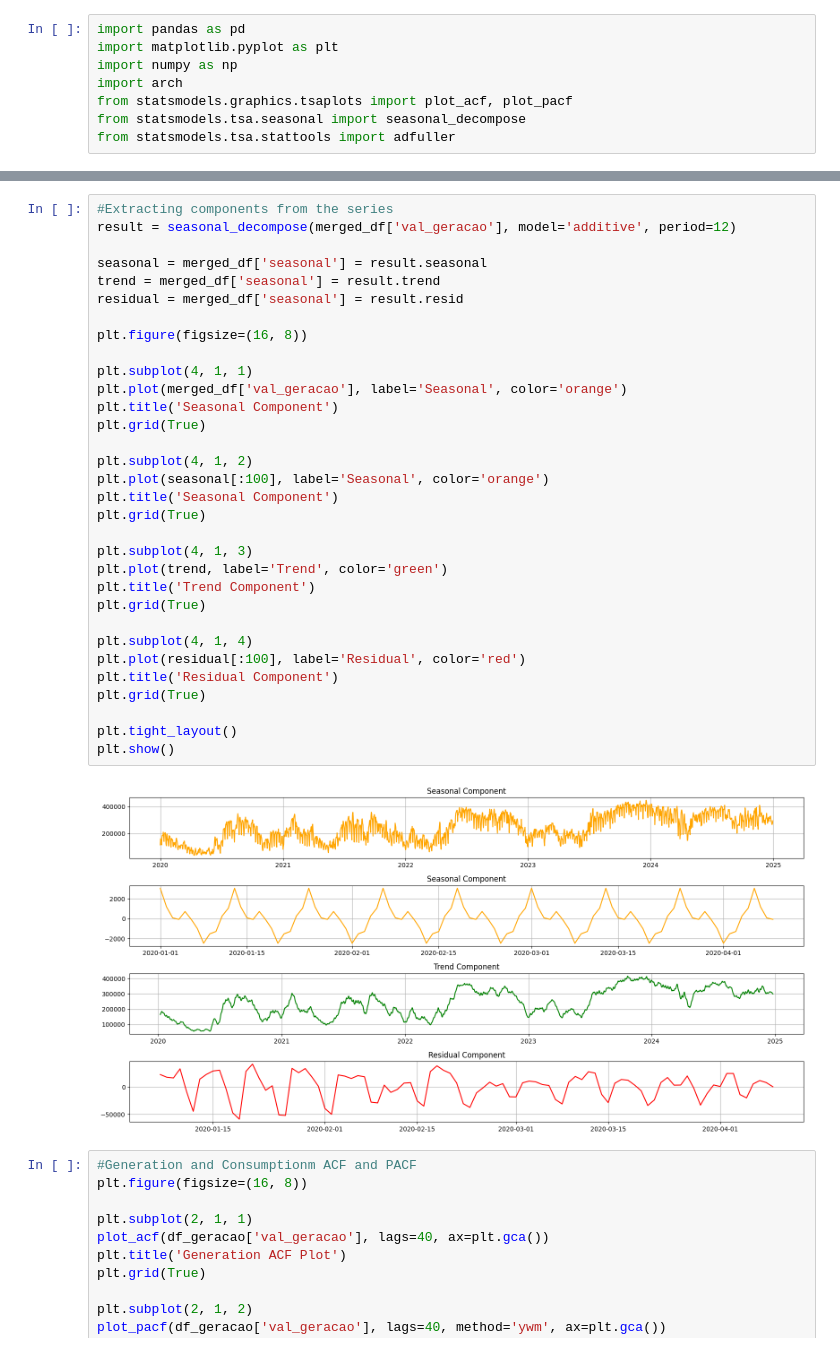
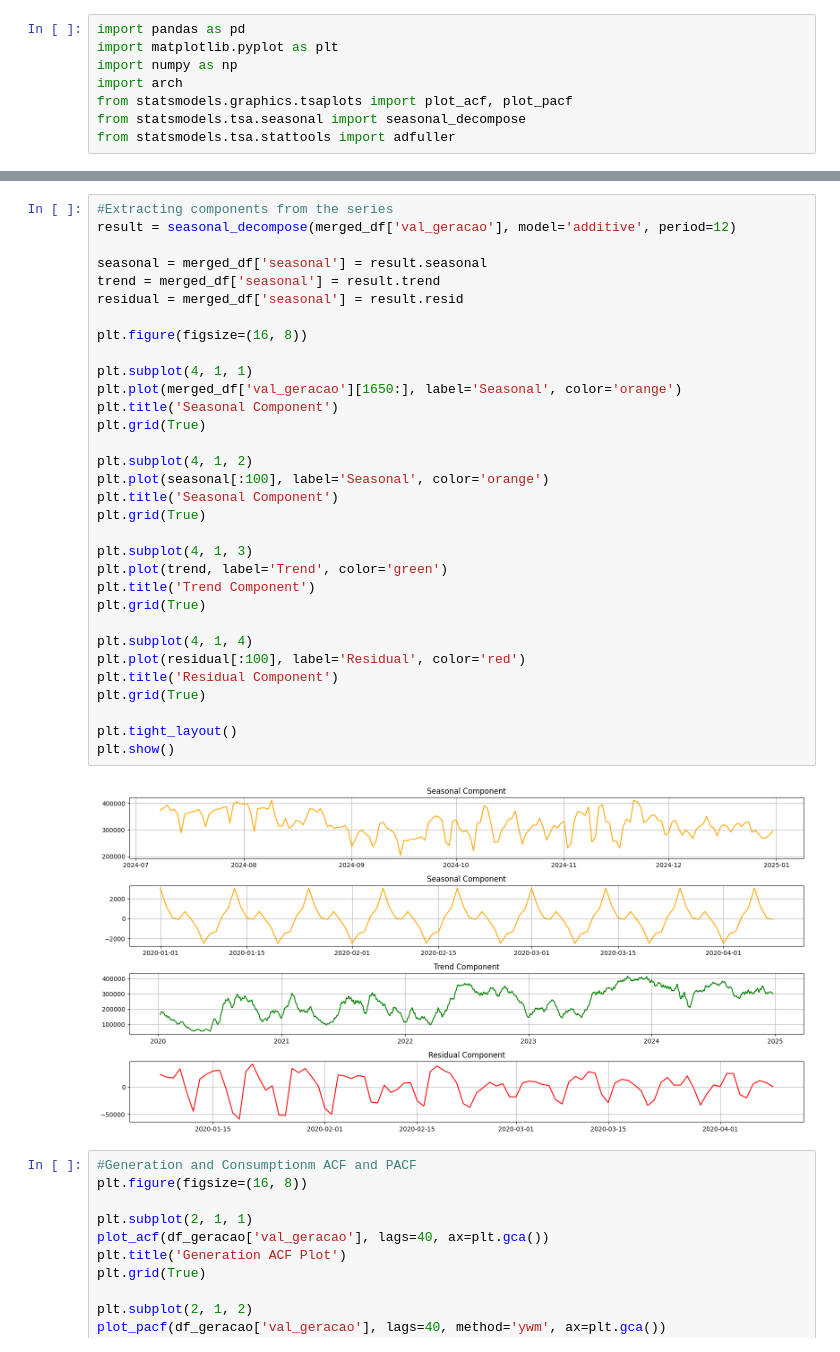
Before and after one commit to Graunke/SEL-for-Energy-Generation-Forecasting, a Jupyter notebook: analyze.ipynb, the cells around one changed output, grey strips where cells are left out. Saved outputs shown, nothing was run; the diff lists cells and outputs as text.

```diff
--- a/analyze.ipynb
+++ b/analyze.ipynb
@@ -28,35 +43,35 @@ merged_df = pd.merge(df_geracao, df_consumo, on='date')
 result = seasonal_decompose(merged_df['val_geracao'], model='additive', period=12)
 
 seasonal = merged_df['seasonal'] = result.seasonal
 trend = merged_df['seasonal'] = result.trend
 residual = merged_df['seasonal'] = result.resid
 
 plt.figure(figsize=(16, 8))
 
 plt.subplot(4, 1, 1)
-plt.plot(merged_df['val_geracao'], label='Seasonal', color='orange')
+plt.plot(merged_df['val_geracao'][1650:], label='Seasonal', color='orange')
 plt.title('Seasonal Component')
 plt.grid(True)
 
 plt.subplot(4, 1, 2)
 plt.plot(seasonal[:100], label='Seasonal', color='orange')
 plt.title('Seasonal Component')
 plt.grid(True)
 
 plt.subplot(4, 1, 3)
 plt.plot(trend, label='Trend', color='green')
 plt.title('Trend Component')
 plt.grid(True)
 
 plt.subplot(4, 1, 4)
 plt.plot(residual[:100], label='Residual', color='red')
 plt.title('Residual Component')
 plt.grid(True)
 
 plt.tight_layout()
 plt.show()
 # %% [output]
-[figure, old version]
+[figure, new version]
 # %%
 #Generation and Consumptionm ACF and PACF
 plt.figure(figsize=(16, 8))
```
Also changed, not shown: parts of 3 cells of this notebook, 3 other files.
